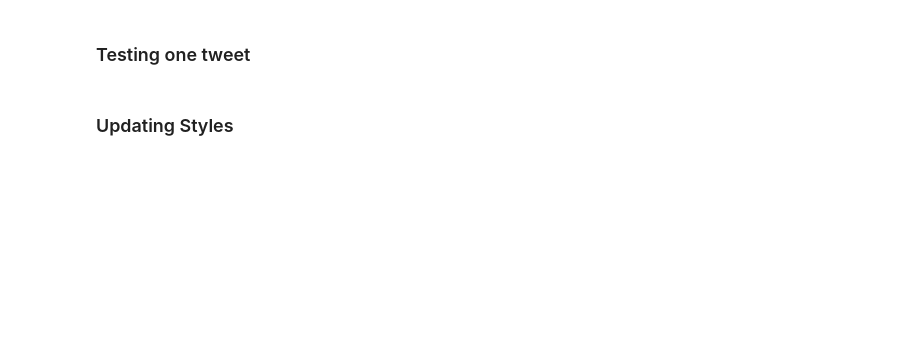
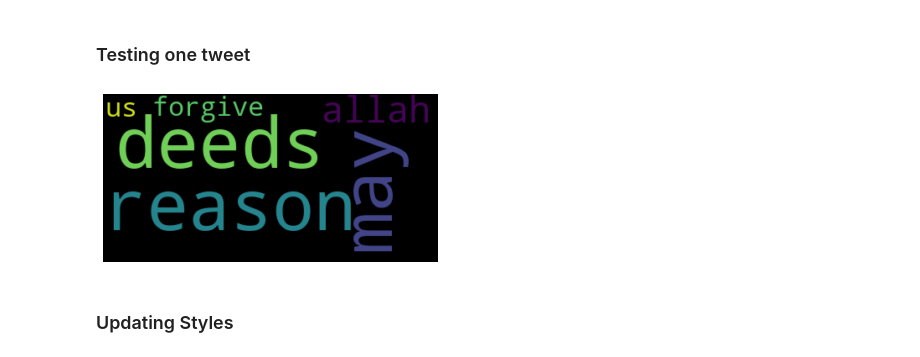
Before and after one commit to raymart-perillo77/dsf-c9-sprint-4, a Jupyter notebook: day-2/(5) Wordcloud.ipynb, the cells around one changed output. Cells and saved outputs as stored; diff of their text form; code cells hidden in the pictures; blank space fills up the shorter version.

```diff
--- a/day-2/(5) Wordcloud.ipynb
+++ b/day-2/(5) Wordcloud.ipynb
@@ -13,6 +25,6 @@ import matplotlib.pyplot as plt
 ### Word cloud
 * A word cloud (also known as a tag cloud) is a visual representation of words. Cloud creators are used to highlight popular words and phrases based on frequency and relevance. They provide you with quick and simple visual insights that can lead to more in-depth analyses.
 # %%
-df = pd.read_csv("--------------------------", index_col=0)
+df = pd.read_csv("twitter_disaster_tweet_preprocess", index_col=0)
 # %%
 df.head()
@@ -22,15 +42,17 @@ df.head()
 ### Testing one tweet
 # %%
 # Start with one review:
-text = --------------------------
+text = df['text'].iloc[0]
 
 # Create and generate a word cloud image:
-wordcloud = --------------------------().generate(text)
+wordcloud = WordCloud().generate(text)
 
 # Display the generated image:
 plt.imshow(wordcloud, interpolation='bilinear')
 plt.axis("off")
 plt.show()
+# %% [output]
+[figure, added]
 # %% [markdown]
 ### Updating Styles
 # %%
```
Also changed, not shown: parts of 9 cells of this notebook, 7 other files.
